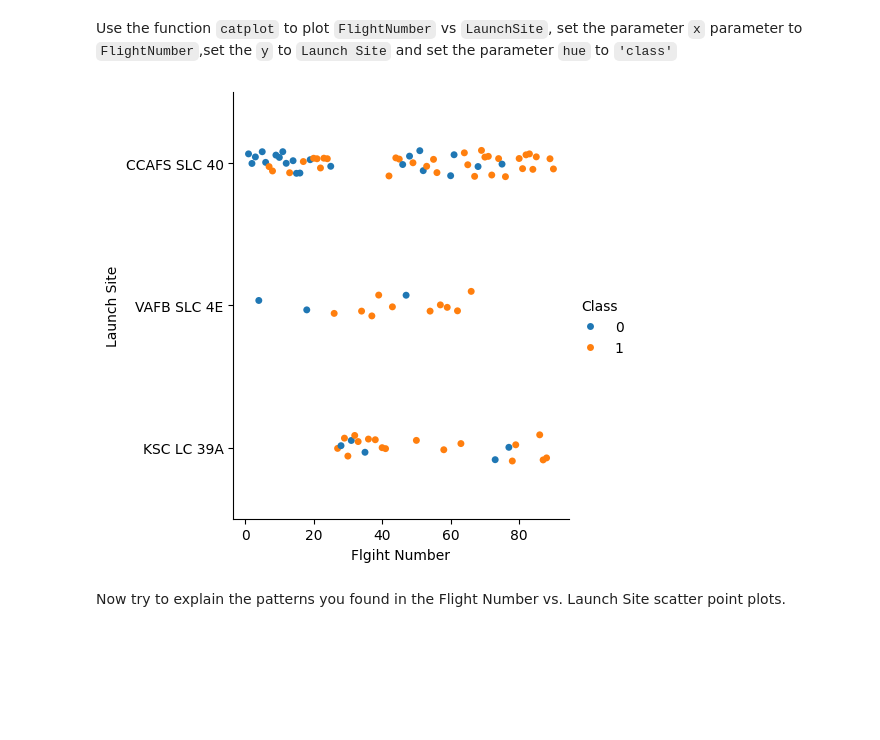
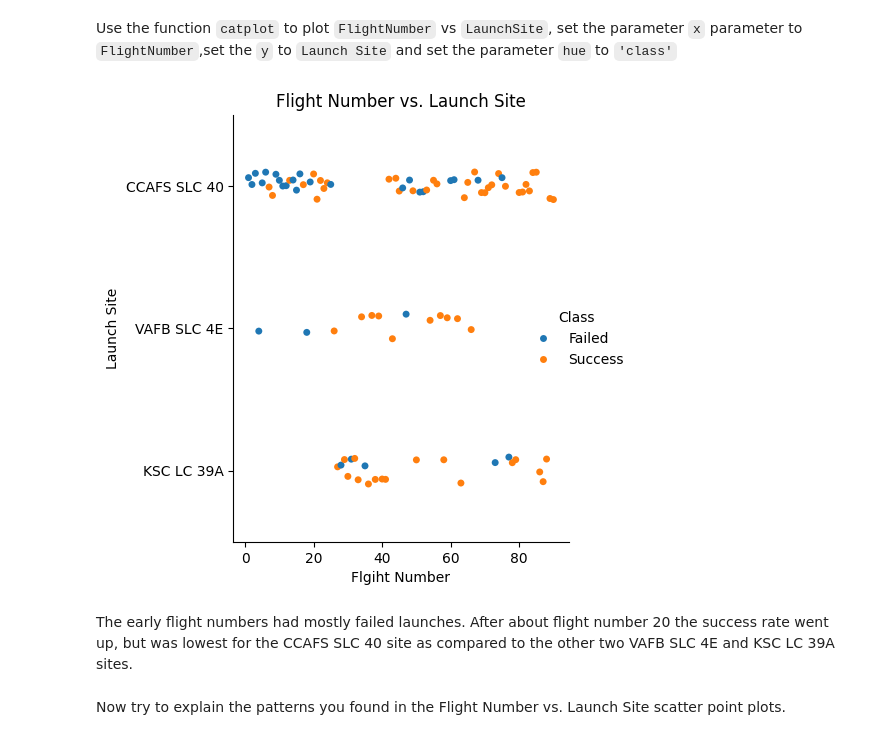
Before and after one commit to vancleveeli/Data-Science, a Jupyter notebook: Applied Data Science Capstone/jupyter-labs-eda-dataviz-v2.ipynb, the cells around one changed output. Cells and saved outputs as stored; diff of their text form; code cells hidden in the pictures; blank space fills up the shorter version.

```diff
--- a/Applied Data Science Capstone/jupyter-labs-eda-dataviz-v2.ipynb
+++ b/Applied Data Science Capstone/jupyter-labs-eda-dataviz-v2.ipynb
@@ -75,11 +75,11 @@ import seaborn as sns
 # %% [markdown]
 First, let's read the SpaceX dataset into a Pandas dataframe and print its summary
 # %%
-df=pd.read_csv("https://cf-courses-data.s3.us.cloud-object-storage.appdomain.cloud/IBM-DS0321EN-SkillsNetwork/datasets/dataset_part_2.csv")
+#df=pd.read_csv("https://cf-courses-data.s3.us.cloud-object-storage.appdomain.cloud/IBM-DS0321EN-SkillsNetwork/datasets/dataset_part_2.csv")
 
 # If you were unable to complete the previous lab correctly you can uncomment and load this csv
 
-# df = pd.read_csv('https://cf-courses-data.s3.us.cloud-object-storage.appdomain.cloud/IBMDeveloperSkillsNetwork-DS0701EN-SkillsNetwork/api/dataset_part_2.csv')
+df = pd.read_csv('https://cf-courses-data.s3.us.cloud-object-storage.appdomain.cloud/IBMDeveloperSkillsNetwork-DS0701EN-SkillsNetwork/api/dataset_part_2.csv')
 
 df.head(5)
 # %% [output]
@@ -108,12 +108,21 @@ Next, let's drill down to each site visualize its detailed launch records.
 Use the function <code>catplot</code> to plot <code>FlightNumber</code> vs <code>LaunchSite</code>, set the  parameter <code>x</code>  parameter to <code>FlightNumber</code>,set the  <code>y</code> to <code>Launch Site</code> and set the parameter <code>hue</code> to <code>'class'</code>
 # %%
 # Plot a scatter point chart with x axis to be Flight Number and y axis to be the launch site, and hue to be the class value
-sns.catplot(x='FlightNumber',y='LaunchSite', hue = 'Class' ,data = df)
+p = sns.catplot(x='FlightNumber',y='LaunchSite', hue = 'Class' ,data = df)
 plt.xlabel('Flgiht Number')
 plt.ylabel('Launch Site')
+plt.title('Flight Number vs. Launch Site')
+
+new_labels = ['Failed', 'Success']
+
+for t, l in zip(p._legend.texts, new_labels):
+    t.set_text(l)
+
 plt.show()
 # %% [output]
-[figure, old version]
+[figure, new version]
+# %% [markdown]
+The early flight numbers had mostly failed launches. After about flight number 20 the success rate went up, but was lowest for the CCAFS SLC 40 site as compared to the other two VAFB SLC 4E and KSC LC 39A sites.
 # %% [markdown]
 Now try to explain the patterns you found in the Flight Number vs. Launch Site scatter point plots.
 # %% [markdown]
```
Also changed, not shown: parts of 6 cells of this notebook, 4 other files.
